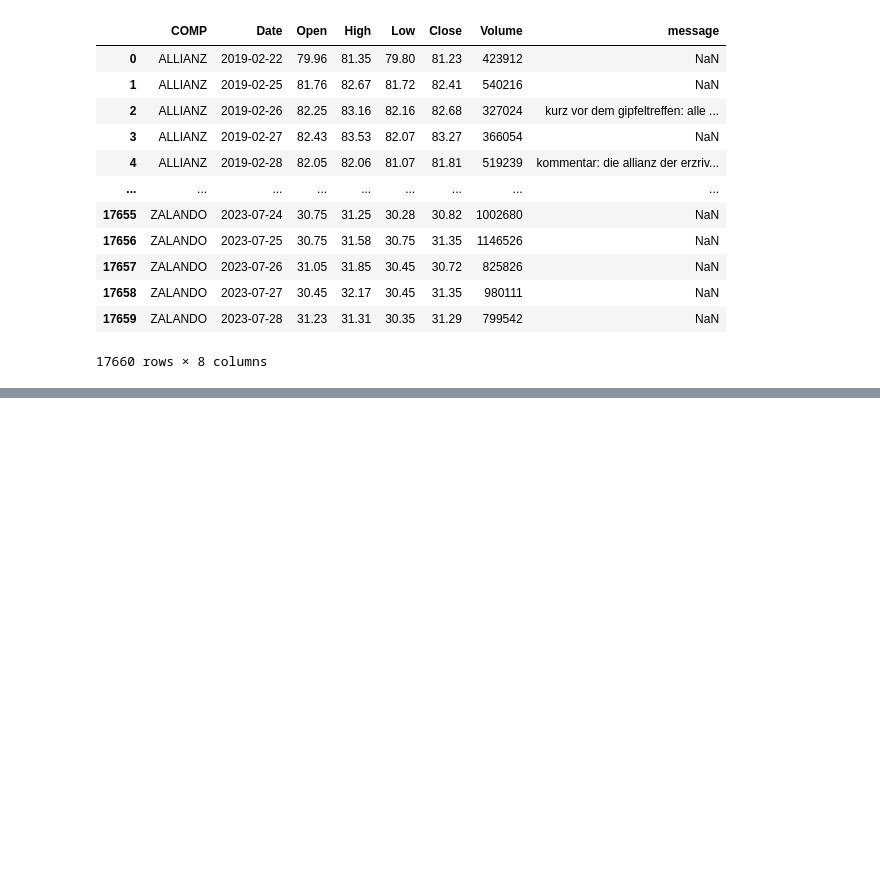
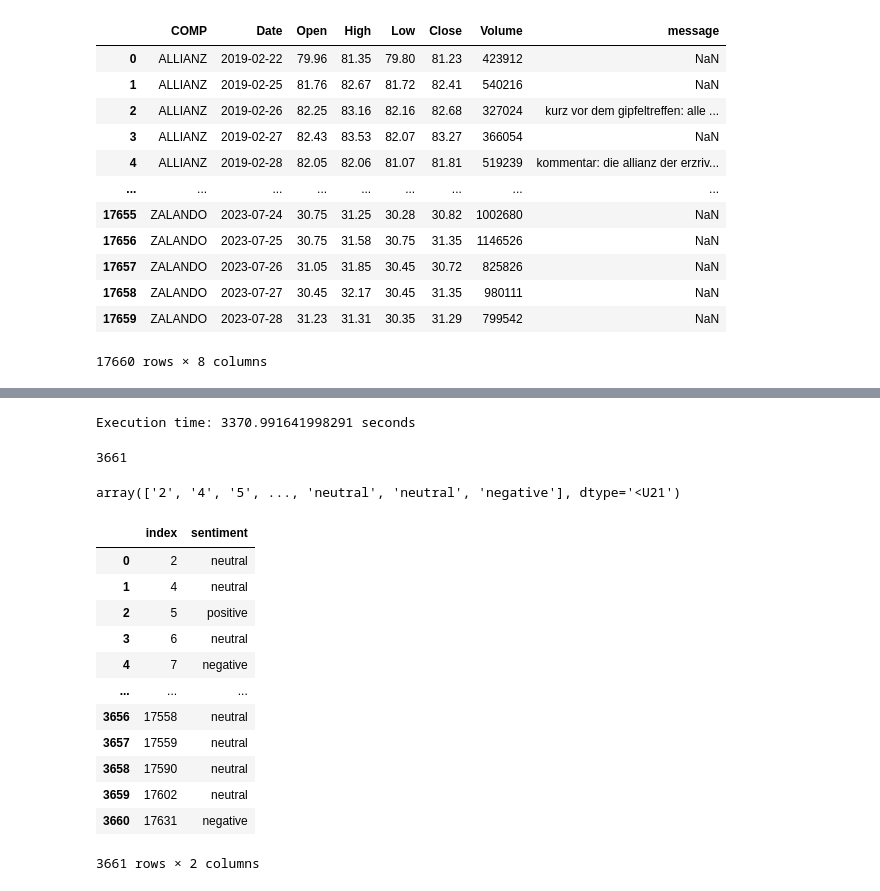
Before and after one commit to dariagerasimenko/stock_changes_german_news, a Jupyter notebook: EDA both news and prices.ipynb, the cells around one changed output, grey strips where cells are left out. Drawn from its saved outputs; the diff is of its cells as text; code cells hidden in the pictures; blank space fills up the shorter version.

```diff
--- a/EDA both news and prices.ipynb
+++ b/EDA both news and prices.ipynb
@@ -92,0 +129,5 @@ Name: COMP, dtype: int64
+# %%
+result['index'] = result.index
+# %%
+indexes = np.array(result[result['message'].notna()]['index'])
+texts = np.array(result[result['message'].notna()]['message'])
@@ -92,0 +147,23 @@ Name: COMP, dtype: int64
+# %%
+
+start_time = time.time()
+
+result_list = model.predict_sentiment(texts)
+
+end_time = time.time()
+
+execution_time = end_time - start_time
+
+
+# Print the execution time
+print(f"Execution time: {execution_time} seconds")
+# %% [output]
+Execution time: 3370.991641998291 seconds
+# %%
+len(indexes)
+# %% [output]
+3661
+# %%
+np.vstack((indexes, np.array(result_list))).T
+# %% [output]
+array(['2', '4', '5', ..., 'neutral', 'neutral', 'negative'], dtype='<U21')
@@ -92,0 +172,16 @@ Name: COMP, dtype: int64
+# %%
+df2
+# %% [output]
+|  | index | sentiment |
+| 0 | 2 | neutral |
+| 1 | 4 | neutral |
+| 2 | 5 | positive |
+| 3 | 6 | neutral |
+| 4 | 7 | negative |
+| ... | ... | ... |
+| 3656 | 17558 | neutral |
+| 3657 | 17559 | neutral |
+| 3658 | 17590 | neutral |
+| 3659 | 17602 | neutral |
+| 3660 | 17631 | negative |
+3661 rows × 2 columns
```
Also changed, not shown: parts of 20 cells of this notebook.
